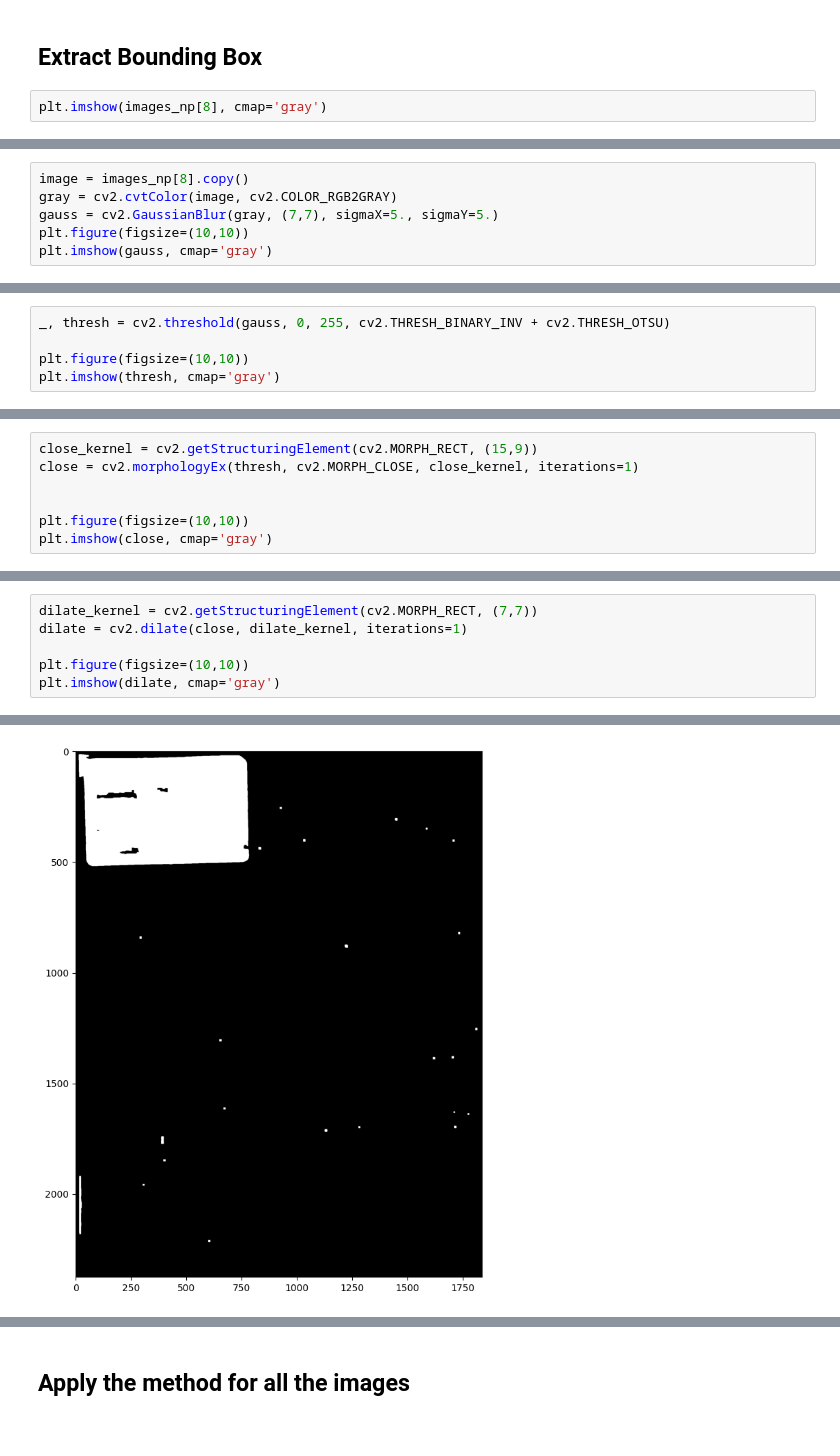
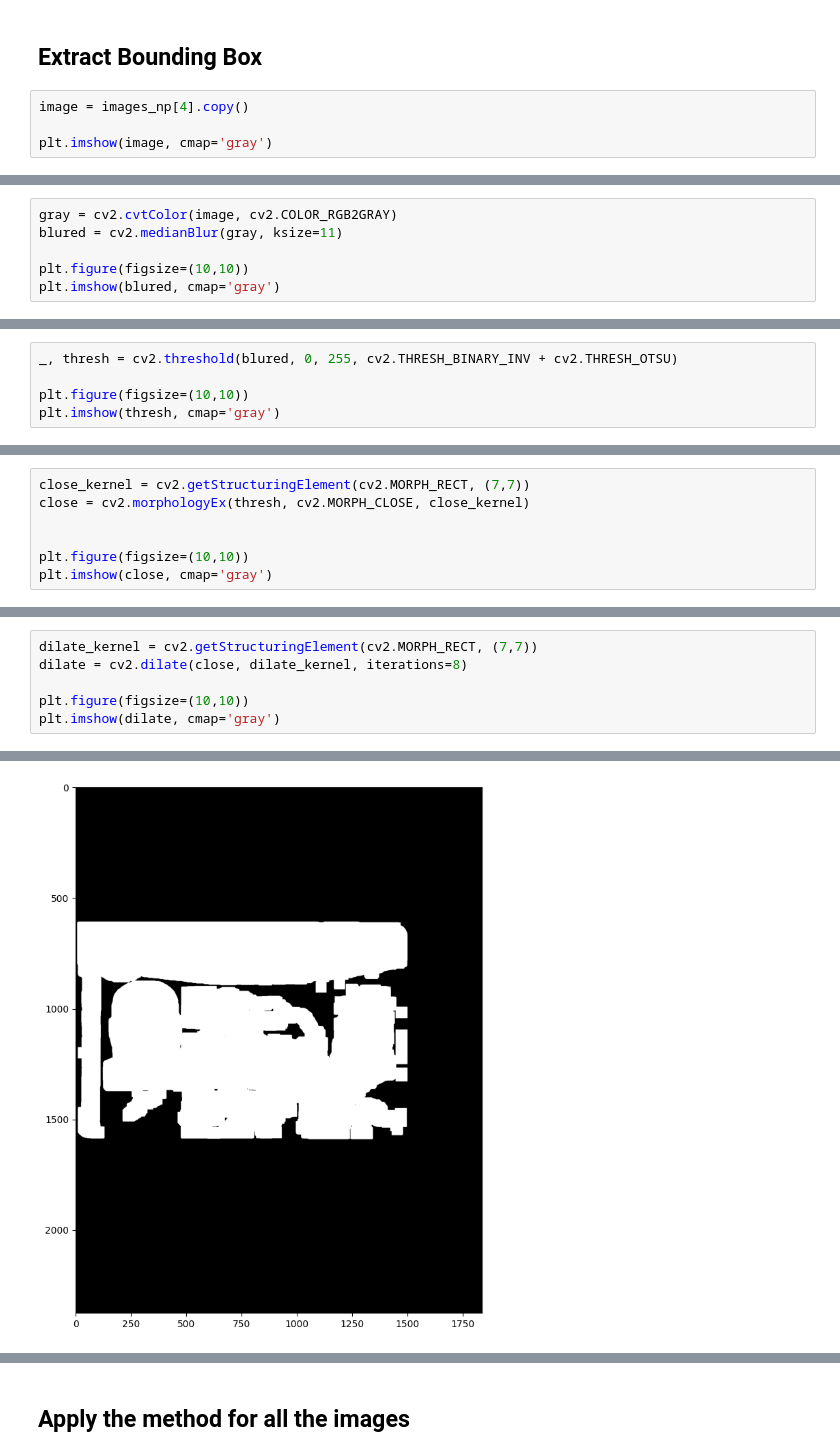
Before and after one commit to jmanuelc87/nmp-autoavanza, a Jupyter notebook: notebooks/image_analysis_01.ipynb, the cells around one changed output, grey strips where cells are left out. Drawn from its saved outputs; the diff is of its cells as text.

Commit message:
Image analysis

```diff
--- a/notebooks/image_analysis_01.ipynb
+++ b/notebooks/image_analysis_01.ipynb
@@ -46,6 +48,8 @@ for i, image in enumerate(images_np):
 # %% [markdown]
 ## Extract Bounding Box
 # %%
-plt.imshow(images_np[8], cmap='gray')
+image = images_np[4].copy()
+
+plt.imshow(image, cmap='gray')
 # %% [output]
 <matplotlib.image.AxesImage at 0x...>
@@ -53,8 +57,8 @@ plt.imshow(images_np[8], cmap='gray')
 # %%
-image = images_np[8].copy()
 gray = cv2.cvtColor(image, cv2.COLOR_RGB2GRAY)
-gauss = cv2.GaussianBlur(gray, (7,7), sigmaX=5., sigmaY=5.)
+blured = cv2.medianBlur(gray, ksize=11)
+
 plt.figure(figsize=(10,10))
-plt.imshow(gauss, cmap='gray')
+plt.imshow(blured, cmap='gray')
 # %% [output]
 <matplotlib.image.AxesImage at 0x...>
@@ -75,5 +66,5 @@ _ = plt.bar(bins[:-6], hist[:-5], width=1)
 # %%
-_, thresh = cv2.threshold(gauss, 0, 255, cv2.THRESH_BINARY_INV + cv2.THRESH_OTSU)
+_, thresh = cv2.threshold(blured, 0, 255, cv2.THRESH_BINARY_INV + cv2.THRESH_OTSU)
 
 plt.figure(figsize=(10,10))
 plt.imshow(thresh, cmap='gray')
@@ -83,6 +74,6 @@ plt.imshow(thresh, cmap='gray')
 # %%
-close_kernel = cv2.getStructuringElement(cv2.MORPH_RECT, (15,9))
-close = cv2.morphologyEx(thresh, cv2.MORPH_CLOSE, close_kernel, iterations=1)
+close_kernel = cv2.getStructuringElement(cv2.MORPH_RECT, (7,7))
+close = cv2.morphologyEx(thresh, cv2.MORPH_CLOSE, close_kernel)
 
 
 plt.figure(figsize=(10,10))
@@ -102,12 +84,12 @@ plt.imshow(erode, cmap='gray')
 # %%
 dilate_kernel = cv2.getStructuringElement(cv2.MORPH_RECT, (7,7))
-dilate = cv2.dilate(close, dilate_kernel, iterations=1)
+dilate = cv2.dilate(close, dilate_kernel, iterations=8)
 
 plt.figure(figsize=(10,10))
 plt.imshow(dilate, cmap='gray')
 # %% [output]
 <matplotlib.image.AxesImage at 0x...>
-[figure, old version]
+[figure, new version]
 # %%
 image_contours = image.copy()
 
```
Also changed, not shown: parts of 13 cells of this notebook, 2 other files.
